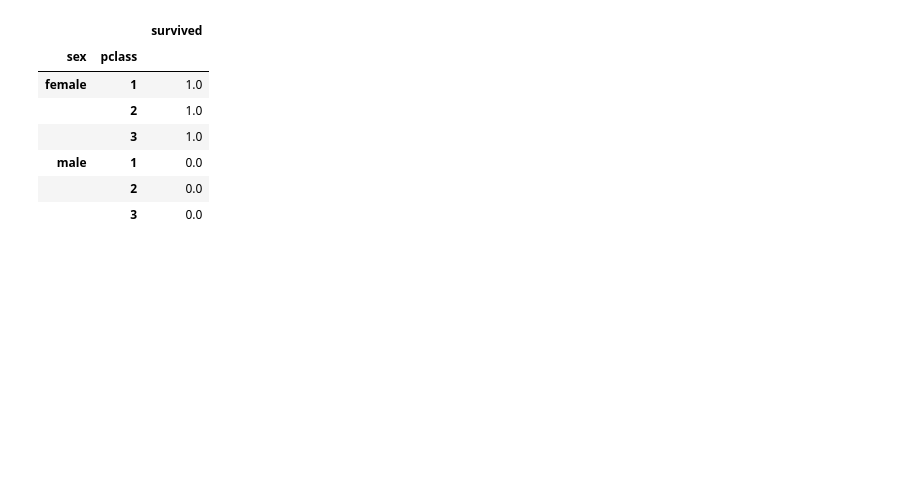
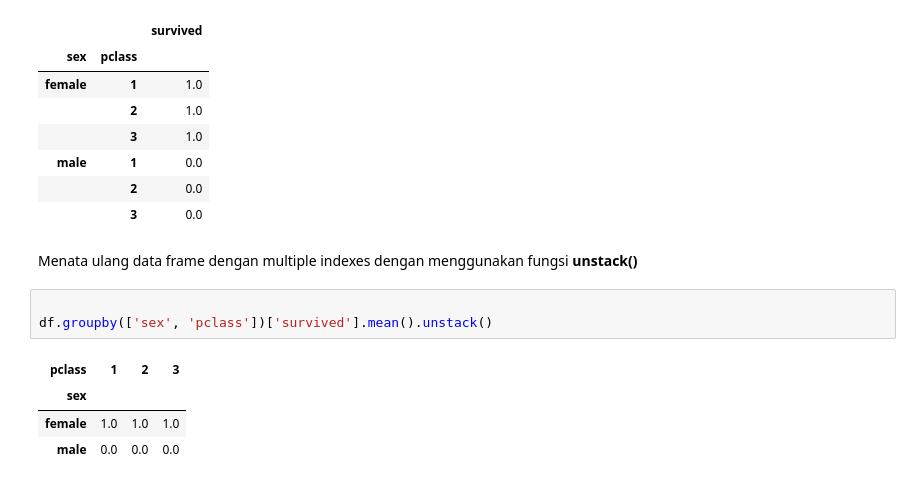
Before and after one commit to Edy-Mochamad/Learn-jupyter-notebook, a Jupyter notebook: pandas.ipynb, the cells around one changed output. Cells and saved outputs as stored; diff of their text form; blank space fills up the shorter version.

```diff
--- a/pandas.ipynb
+++ b/pandas.ipynb
@@ -780,3 +780,13 @@ df.groupby(['sex', 'pclass'])['survived'].mean().to_frame()
 | male | 1 | 0.0 |
 |  | 2 | 0.0 |
 |  | 3 | 0.0 |
+# %% [markdown]
+Menata ulang data frame dengan multiple indexes dengan menggunakan fungsi **unstack()**
+# %%
+
+df.groupby(['sex', 'pclass'])['survived'].mean().unstack()
+# %% [output]
+| pclass | 1 | 2 | 3 |
+| sex |  |  |  |
+| female | 1.0 | 1.0 | 1.0 |
+| male | 0.0 | 0.0 | 0.0 |
```
